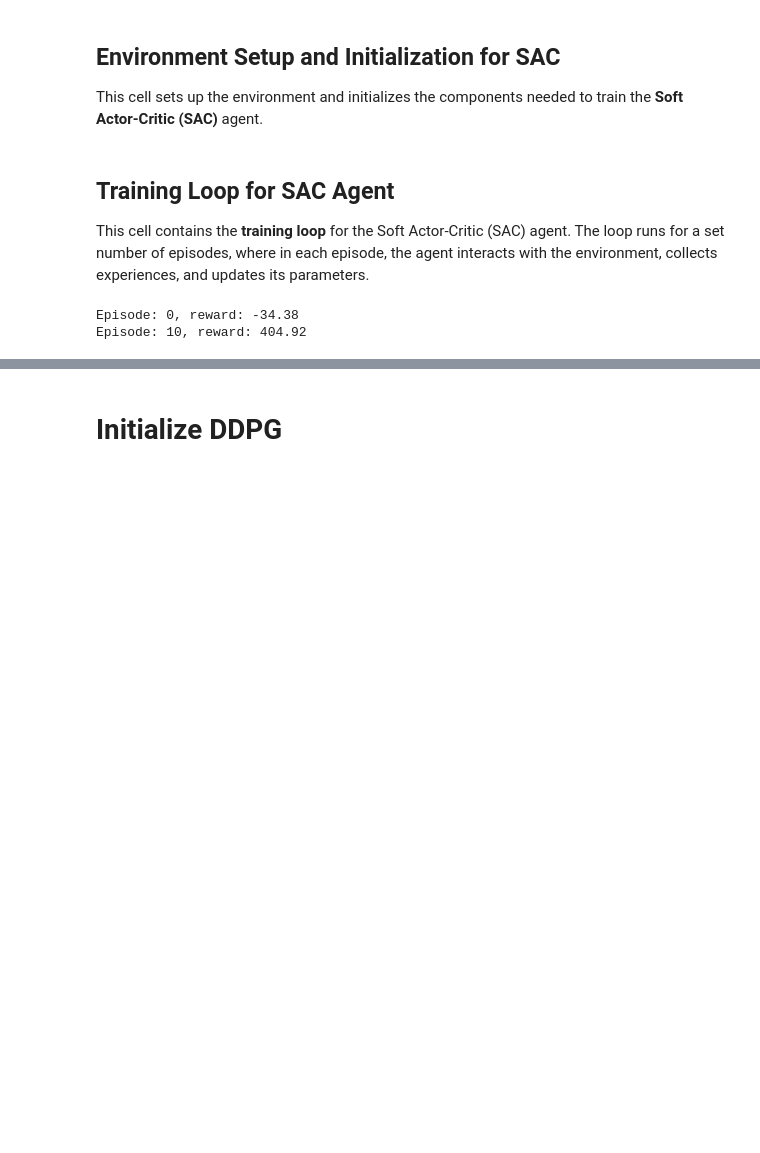
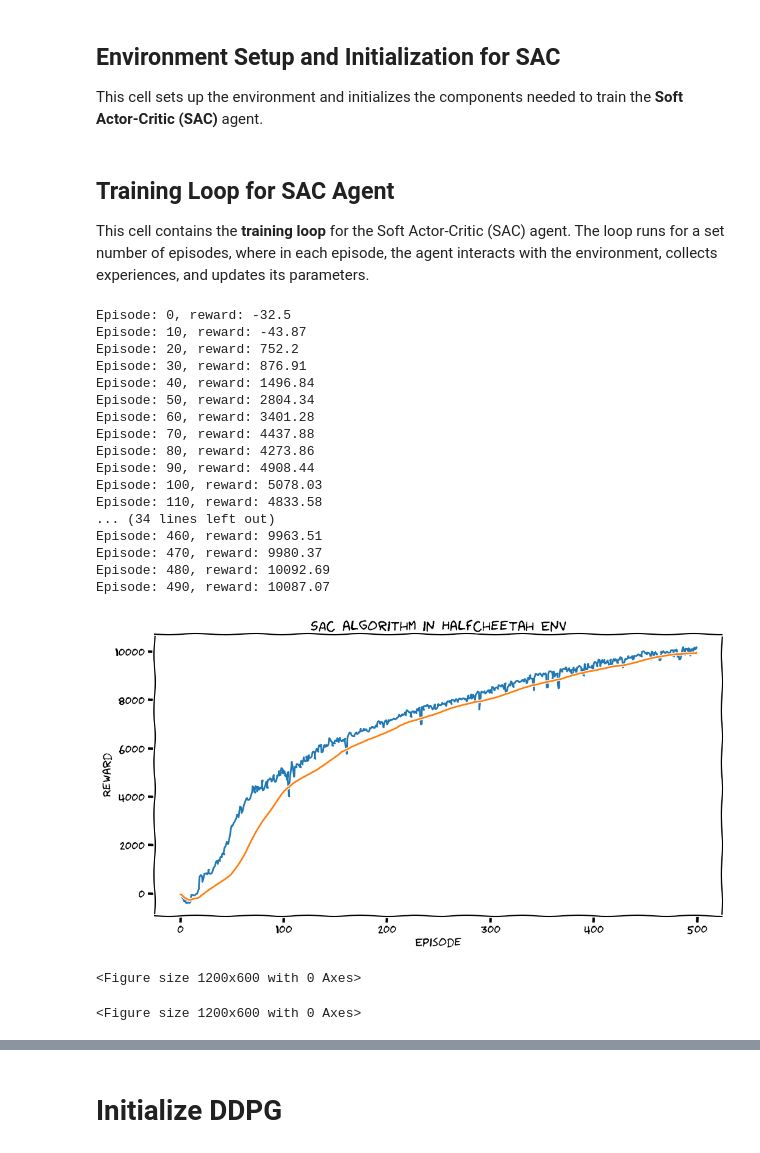
Before and after one commit to ParsaGhezelbash/DeepRL, a Jupyter notebook: HW/HW 4/HW4_P2_SAC_DDPG_Continuous.ipynb, the cells around one changed output, grey strips where cells are left out. Drawn from its saved outputs; the diff is of its cells as text; code cells hidden in the pictures; blank space fills up the shorter version.

```diff
--- a/HW/HW 4/HW4_P2_SAC_DDPG_Continuous.ipynb
+++ b/HW/HW 4/HW4_P2_SAC_DDPG_Continuous.ipynb
@@ -476,36 +476,54 @@ for i_episode in range(Max_episodes):
         done = False
         while not done:
             action = agent.select_action(state, evaluate=True)
 
             next_state, reward, done, truncated, _ = env.step(action)
             episode_reward += reward
             done = done or truncated
 
             state = next_state
         avg_reward += episode_reward
     avg_reward /= episodes
 
     reward_history.append(avg_reward)
 
     if i_episode % 10 == 0:
         print("Episode: {}, reward: {}".format(i_episode, round(avg_reward, 2)))
 
     if avg_reward < max_reward:
         criteria += 1
-        if criteria == 50:
+        if criteria == 500:
             break
     else:
         criteria = 0
 
     max_reward = max(reward_history)
 
 env.close()
 
 
 plot_rewards(reward_history, show_result='SAC algorithm in HalfCheetah Env')
 # %% [output]
-Episode: 0, reward: -34.38
-Episode: 10, reward: 404.92
+Episode: 0, reward: -32.5
+Episode: 10, reward: -43.87
+Episode: 20, reward: 752.2
+Episode: 30, reward: 876.91
+Episode: 40, reward: 1496.84
+Episode: 50, reward: 2804.34
+Episode: 60, reward: 3401.28
+Episode: 70, reward: 4437.88
+Episode: 80, reward: 4273.86
+Episode: 90, reward: 4908.44
+Episode: 100, reward: 5078.03
+Episode: 110, reward: 4833.58
+... (34 lines left out)
+Episode: 460, reward: 9963.51
+Episode: 470, reward: 9980.37
+Episode: 480, reward: 10092.69
+Episode: 490, reward: 10087.07
+[figure, added]
+<Figure size 1200x600 with 0 Axes>
+<Figure size 1200x600 with 0 Axes>
 # %%
 env = gym.make("HalfCheetah-v4", render_mode="rgb_array")
 state, _ = env.reset()
```
Also changed, not shown: parts of 3 cells of this notebook.
